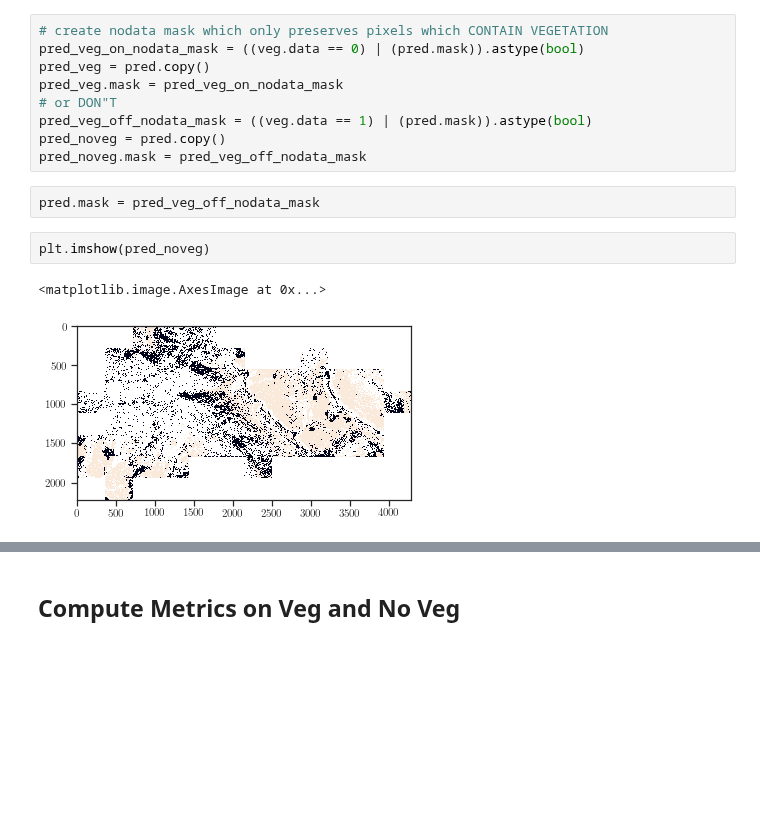
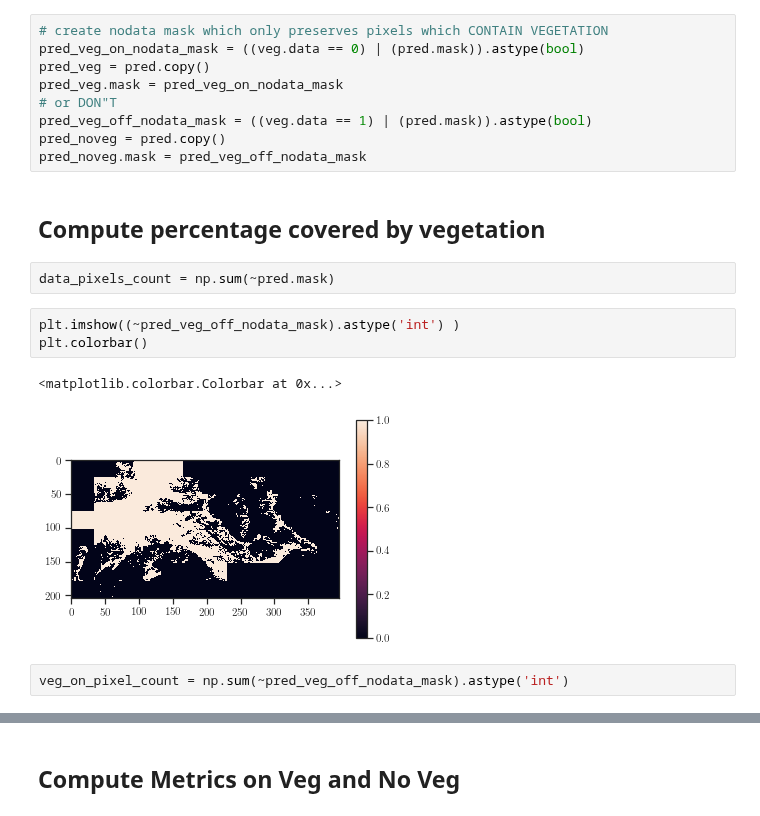
Before and after one commit to acannistra/planet-snowcover, a Jupyter notebook: experiments/ASO_Tuolumne/figures/colorado/vegetation.ipynb, the cells around one changed output, grey strips where cells are left out. Drawn from its saved outputs; the diff is of its cells as text; blank space fills up the shorter version.

Commit message:
vegetation rework v2

```diff
--- a/experiments/ASO_Tuolumne/figures/colorado/vegetation.ipynb
+++ b/experiments/ASO_Tuolumne/figures/colorado/vegetation.ipynb
@@ -97,10 +107,15 @@ pred_veg.mask = pred_veg_on_nodata_mask
 pred_veg_off_nodata_mask = ((veg.data == 1) | (pred.mask)).astype(bool)
 pred_noveg = pred.copy()
 pred_noveg.mask = pred_veg_off_nodata_mask
-# %%
-pred.mask = pred_veg_off_nodata_mask
-# %%
-plt.imshow(pred_noveg)
-# %% [output]
-<matplotlib.image.AxesImage at 0x...>
-[figure, removed]
+# %% [markdown]
+## Compute percentage covered by vegetation
+# %%
+data_pixels_count = np.sum(~pred.mask)
+# %%
+plt.imshow((~pred_veg_off_nodata_mask).astype('int') )
+plt.colorbar()
+# %% [output]
+<matplotlib.colorbar.Colorbar at 0x...>
+[figure, added]
+# %%
+veg_on_pixel_count = np.sum(~pred_veg_off_nodata_mask).astype('int')
```
Also changed, not shown: parts of 17 cells of this notebook, 3 other files.
